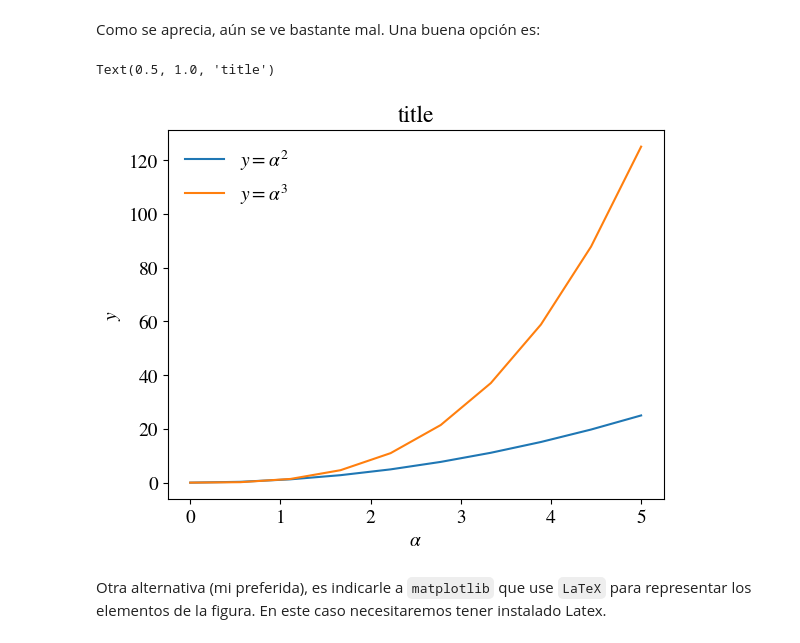
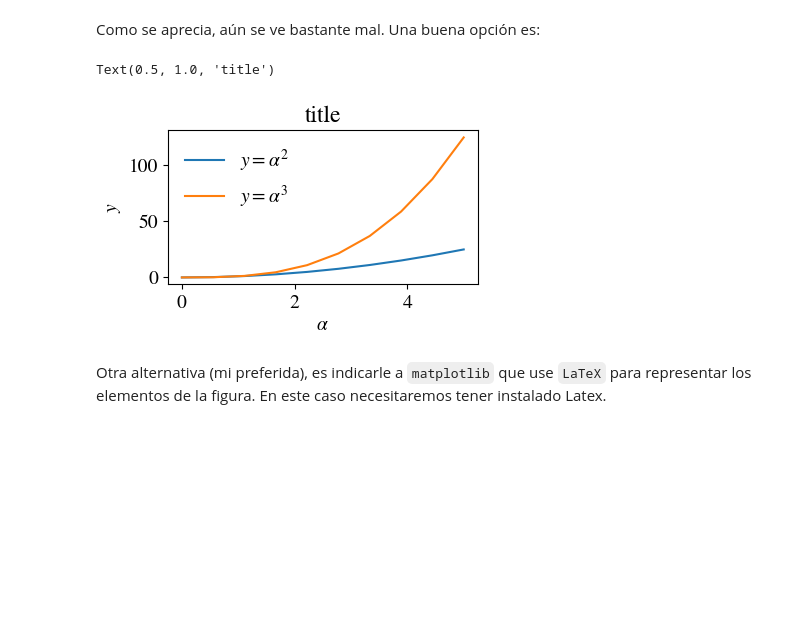
Before and after one commit to Mandy8808/Metodos_Numericos_2024, a Jupyter notebook: Lectures/Bloque_Cero/Ideas_basicas_sobre_Python_y_algunos_paquetes_fundamentales_Part6.ipynb, the cells around one changed output. Drawn from its saved outputs; the diff is of its cells as text; code cells hidden in the pictures; blank space fills up the shorter version.

```diff
--- a/Lectures/Bloque_Cero/Ideas_basicas_sobre_Python_y_algunos_paquetes_fundamentales_Part6.ipynb
+++ b/Lectures/Bloque_Cero/Ideas_basicas_sobre_Python_y_algunos_paquetes_fundamentales_Part6.ipynb
@@ -273,17 +273,17 @@ import matplotlib
 
 matplotlib.rcParams.update({'font.size': 14, 'font.family': 'STIXGeneral', 'mathtext.fontset': 'stix'})
 # %%
-fig, ax = plt.subplots()
+fig, ax = plt.subplots(figsize=(4,2))
 
 ax.plot(x, x**2, label=r"$y = \alpha^2$")
 ax.plot(x, x**3, label=r"$y = \alpha^3$")
 ax.legend(loc=2, frameon=False) # upper left corner
 ax.set_xlabel(r'$\alpha$')
 ax.set_ylabel(r'$y$')
 ax.set_title('title')
 # %% [output]
 Text(0.5, 1.0, 'title')
-[figure, old version]
+[figure, new version]
 # %% [markdown]
 Otra alternativa (mi preferida), es indicarle a `matplotlib` que use `LaTeX` para representar los elementos de la figura. En este caso necesitaremos tener instalado Latex.
 # %%
```
Also changed, not shown: parts of 9 cells of this notebook, 18 other files.
